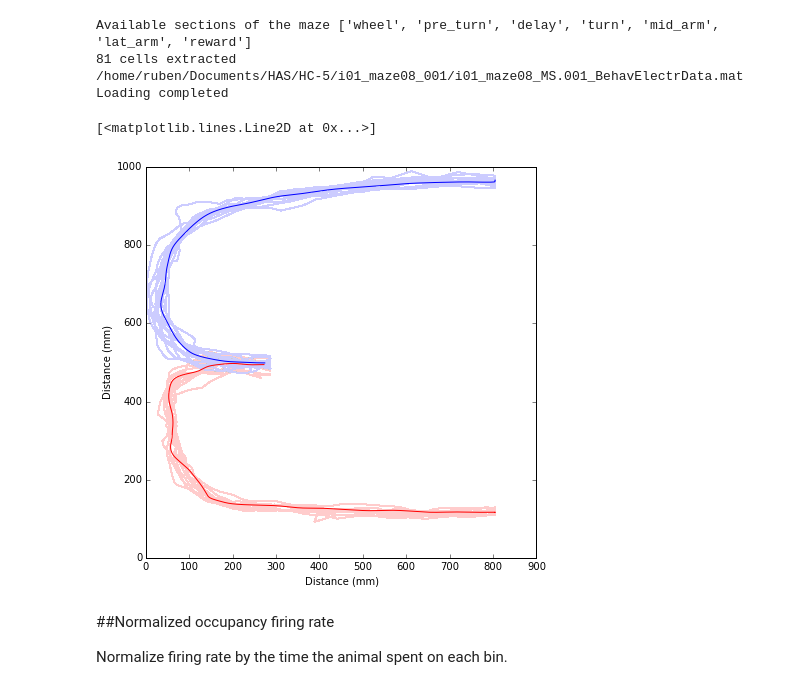
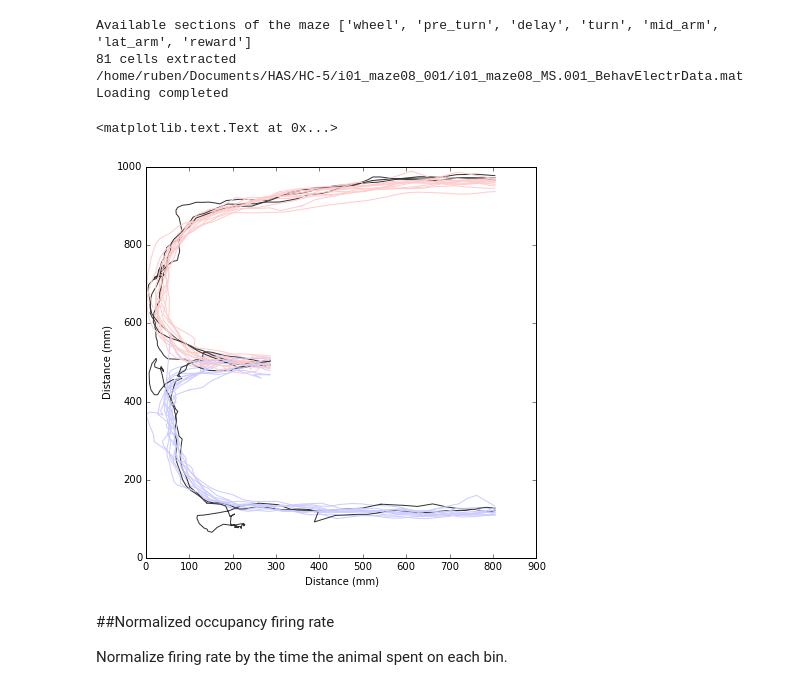
Before and after one commit to rubenpinzon/Wigner-Pattern, a Jupyter notebook: Bayesian Decoder.ipynb, the cells around one changed output. Drawn from its saved outputs; the diff is of its cells as text; code cells hidden in the pictures.

Commit message:
Working on linearized distance and binning. Also, the interpolation of traveled distance

```diff
--- a/Bayesian Decoder.ipynb
+++ b/Bayesian Decoder.ipynb
@@ -30,32 +32,22 @@ Populating the interactive namespace from numpy and matplotlib
 /home/ruben/Documents/HAS/HC-5/i01_maze13_003/i01_maze13_MS.003_BehavElectrData.mat
 # %%
 animal = 2
-cells, trajectory, duration = nl.get_cells(names[animal][1], only_pyr=True, section=['pre_turn', 'lat_arm'])
+data = nl.get_cells(names[animal][1], only_pyr=True, section=['pre_turn', 'lat_arm'])
 # %% [output]
 Available sections of the maze ['wheel', 'pre_turn', 'delay', 'turn', 'mid_arm', 'lat_arm', 'reward']
 81 cells extracted
 /home/ruben/Documents/HAS/HC-5/i01_maze08_001/i01_maze08_MS.001_BehavElectrData.mat Loading completed
-# %%
-num_cells, num_laps, _ = np.shape(cells['xy'])
-right_task = trajectory['right']
-left_task = trajectory['left']
-plt.figure(num=None, figsize=(7,7), dpi=150)
-
-for ind, ri in enumerate(right_task):
-    plt.plot(ri[0], ri[1], color=[1, 0.8, 0.8])
-
-for ind, le in enumerate(left_task):
-    plt.plot(le[0], le[1], color=[0.8, 0.8, 1.0])
-plt.xlabel('Distance (mm)')
-plt.ylabel('Distance (mm)')
-
-path_left = np.array(trajectory['left_median'])
-path_right = np.array(trajectory['right_median'])
-plt.plot(path_left[0], path_left[1], color='b')
-plt.plot(path_right[0], path_right[1], color='r')
-# %% [output]
-[<matplotlib.lines.Line2D at 0x...>]
-[figure, removed]
+# %%
+plt.figure(num=None, figsize=(7,7), dpi=150)
+
+for trial in data:
+    plt.plot(trial.animal_pos[0], trial.animal_pos[1], color=trial.color)
+
+plt.xlabel('Distance (mm)')
+plt.ylabel('Distance (mm)')
+# %% [output]
+<matplotlib.text.Text at 0x...>
+[figure, added]
 # %% [markdown]
 ##Normalized occupancy firing rate
 
```
Also changed, not shown: parts of 3 cells of this notebook, 1 other file.
